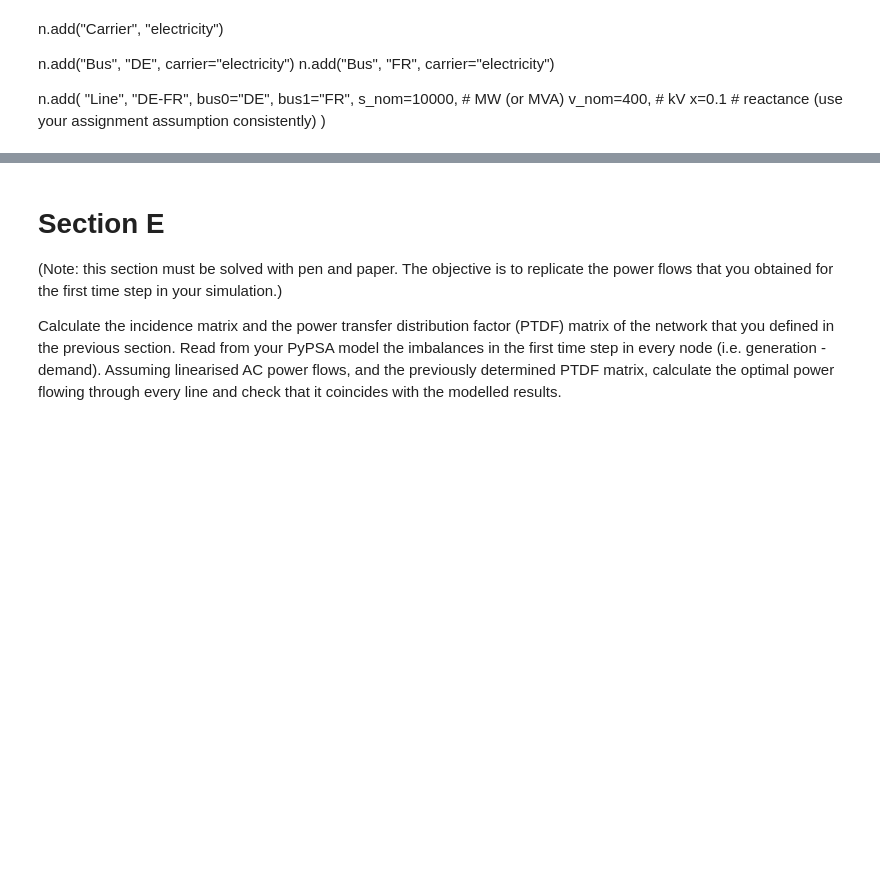
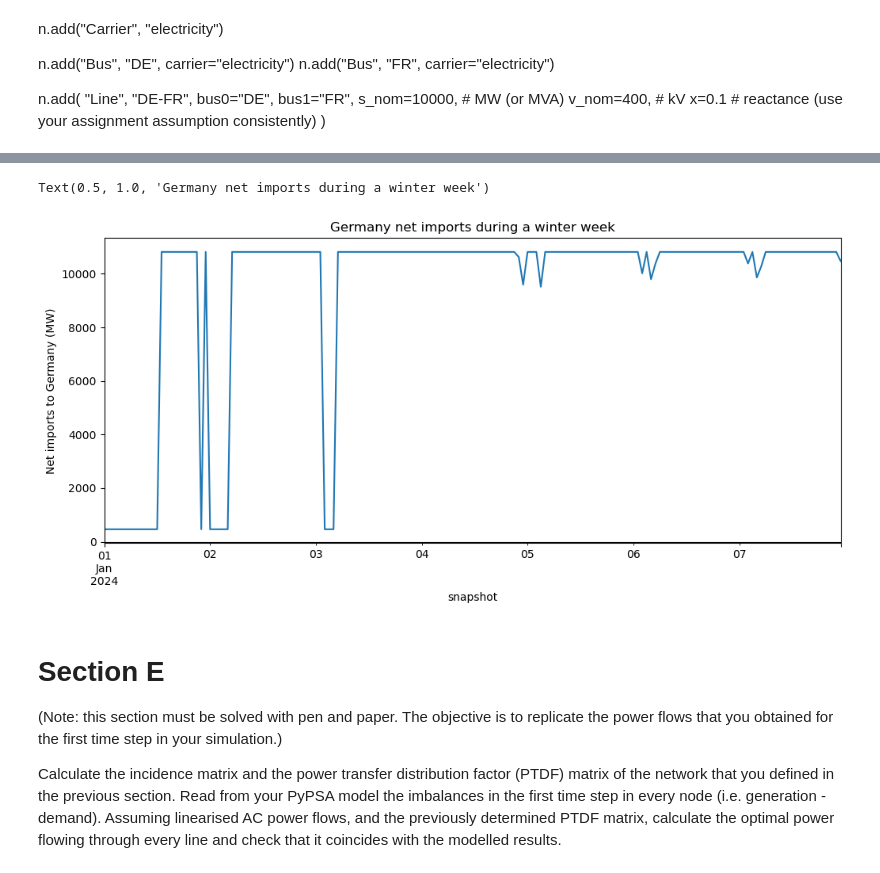
Before and after one commit to fortero23/Integrated_Energy_Grids, a Jupyter notebook: Modules/Assignment1.ipynb, the cells around one changed output, grey strips where cells are left out. Saved outputs shown, nothing was run; the diff lists cells and outputs as text; code cells hidden in the pictures; blank space fills up the shorter version.

Commit message:
Part D added

```diff
--- a/Modules/Assignment1.ipynb
+++ b/Modules/Assignment1.ipynb
@@ -1115,0 +1626,17 @@ n.add(
+# %%
+n_part_d = build_part_d_network(country_data, line_capacities_mw)
+
+print("Part D solved")
+
+print("\nOptimised German capacities (MW):")
+print(
+    n_part_d.generators.loc[
+        n_part_d.generators.bus == "Germany",
+        ["p_nom_opt"]
+    ]
+)
+
+print("\nTransmission lines:")
+print(
+    n_part_d.lines[["bus0", "bus1", "s_nom", "x"]]
+)
@@ -1116,3 +1712,36 @@ n.add(
+# %%
+# Germany net imports plot
+
+flows = n_part_d.lines_t.p0.copy()
+flows.columns = flows.columns.map(str)
+
+line_table = n_part_d.lines.copy()
+line_table.index = line_table.index.map(str)
+
+germany_net_imports = pd.Series(0.0, index=flows.index)
+
+for line_name in line_table.index:
+    bus0 = line_table.loc[line_name, "bus0"]
+    bus1 = line_table.loc[line_name, "bus1"]
+
+    if line_name not in flows.columns:
+        print(f"Skipping {line_name}: not found in lines_t.p0")
+        continue
+
+    line_flow = flows.loc[:, line_name]
+
+    if bus0 == "Germany":
+        germany_net_imports -= line_flow
+    elif bus1 == "Germany":
+        germany_net_imports += line_flow
+
+ax = germany_net_imports.loc["2024-01-01":"2024-01-07"].plot(figsize=(12, 5))
+ax.axhline(0, color="black", linewidth=0.8)
+ax.set_ylabel("Net imports to Germany (MW)")
+ax.set_title("Germany net imports during a winter week")
+# %% [output]
+Text(0.5, 1.0, 'Germany net imports during a winter week')
+[figure, added]
 # %% [markdown]
 # Section E
 (Note: this section must be solved with pen and paper. The objective is to replicate the power flows that you obtained for the first time step in your simulation.)
```
Also changed, not shown: parts of 9 cells of this notebook, 7 other files.
